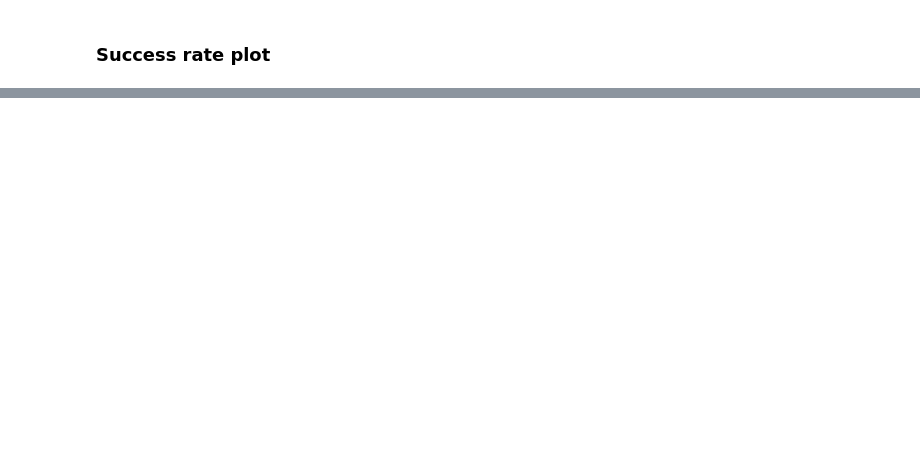
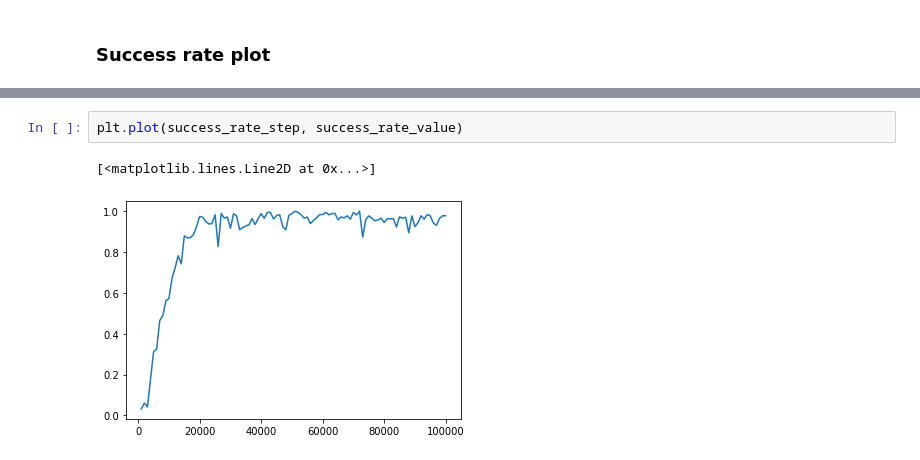
Before and after one commit to Tony-Cheng/ACTRCE-Experiments, a Jupyter notebook: transfer_learning/train_pretrained.ipynb, the cells around one changed output, grey strips where cells are left out. Saved outputs shown, nothing was run; the diff lists cells and outputs as text; blank space fills up the shorter version.

```diff
--- a/transfer_learning/train_pretrained.ipynb
+++ b/transfer_learning/train_pretrained.ipynb
@@ -120,0 +195,5 @@ plt.plot(success_rate_step, success_rate_value)
+# %%
+plt.plot(success_rate_step, success_rate_value)
+# %% [output]
+[<matplotlib.lines.Line2D at 0x...>]
+[figure, added]
```
Also changed, not shown: parts of 15 cells of this notebook, 9 other files.
